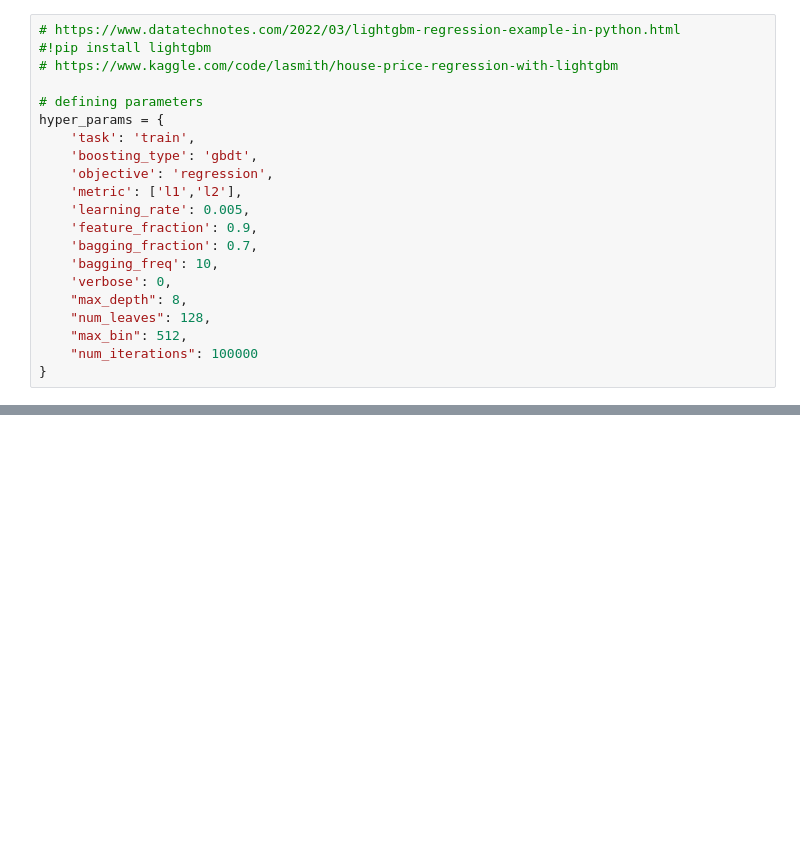
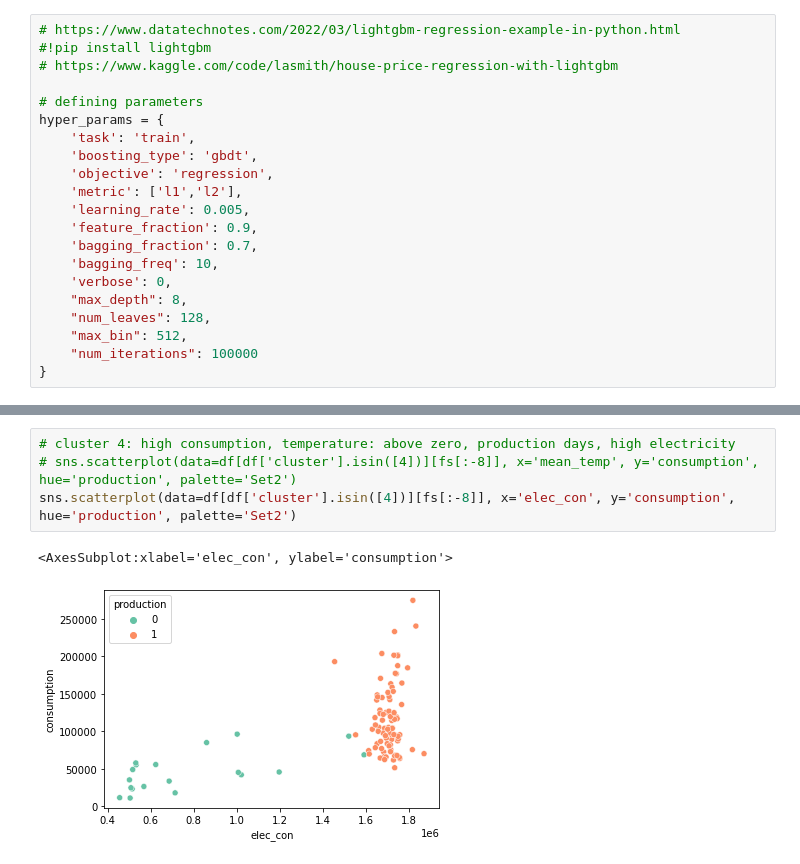
Before and after one commit to hahoangviet/talos_iconpro, a Jupyter notebook: ada_gradientboost_iforest.ipynb, the cells around one changed output, grey strips where cells are left out. Drawn from its saved outputs; the diff is of its cells as text; blank space fills up the shorter version.

```diff
--- a/ada_gradientboost_iforest.ipynb
+++ b/ada_gradientboost_iforest.ipynb
@@ -333,0 +373,7 @@ shap.summary_plot(shap_values, X_importance, plot_type='bar')
+# %%
+# cluster 4: high consumption, temperature: above zero, production days, high electricity
+# sns.scatterplot(data=df[df['cluster'].isin([4])][fs[:-8]], x='mean_temp', y='consumption', hue='production', palette='Set2')
+sns.scatterplot(data=df[df['cluster'].isin([4])][fs[:-8]], x='elec_con', y='consumption', hue='production', palette='Set2')
+# %% [output]
+<AxesSubplot:xlabel='elec_con', ylabel='consumption'>
+[figure, added]
```
Also changed, not shown: parts of 48 cells of this notebook.
